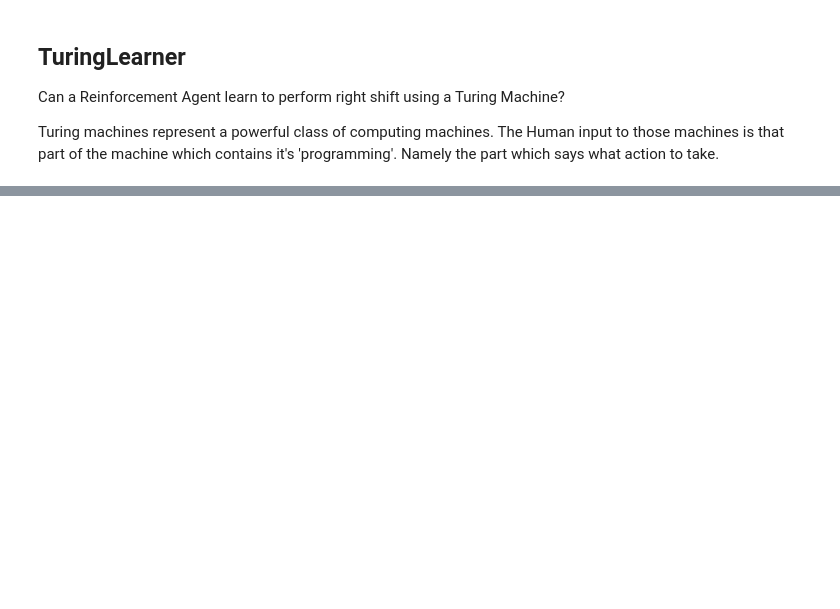
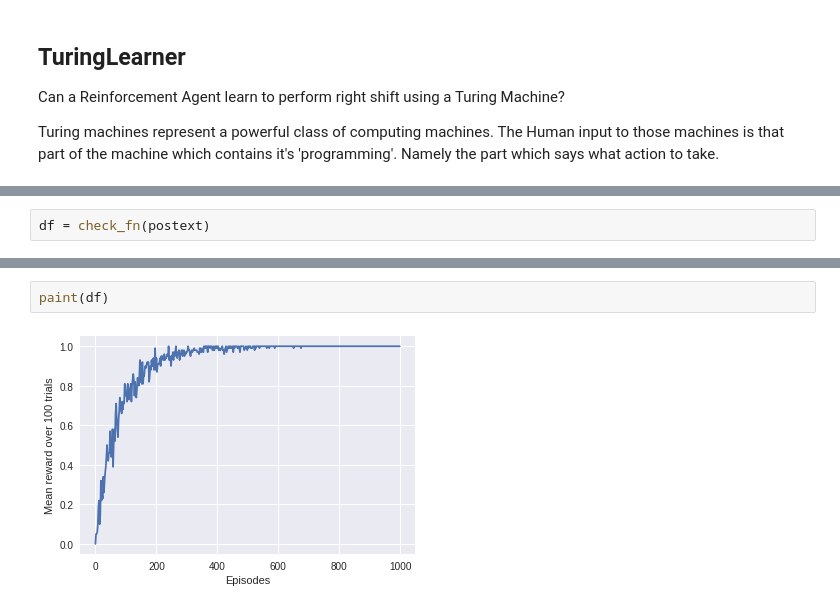
Before and after one commit to theSage21/notebooks, a Jupyter notebook: books/Turing-Learner.ipynb, the cells around one changed output, grey strips where cells are left out. Cells and saved outputs as stored; diff of their text form; blank space fills up the shorter version.

```diff
--- a/books/Turing-Learner.ipynb
+++ b/books/Turing-Learner.ipynb
@@ -157,0 +170,2 @@ run_fn(sorting, eps=1000)
+# %%
+df = check_fn(postext)
@@ -157,0 +182,4 @@ run_fn(sorting, eps=1000)
+# %%
+paint(df)
+# %% [output]
+[figure, added]
```
Also changed, not shown: parts of 25 cells of this notebook.
